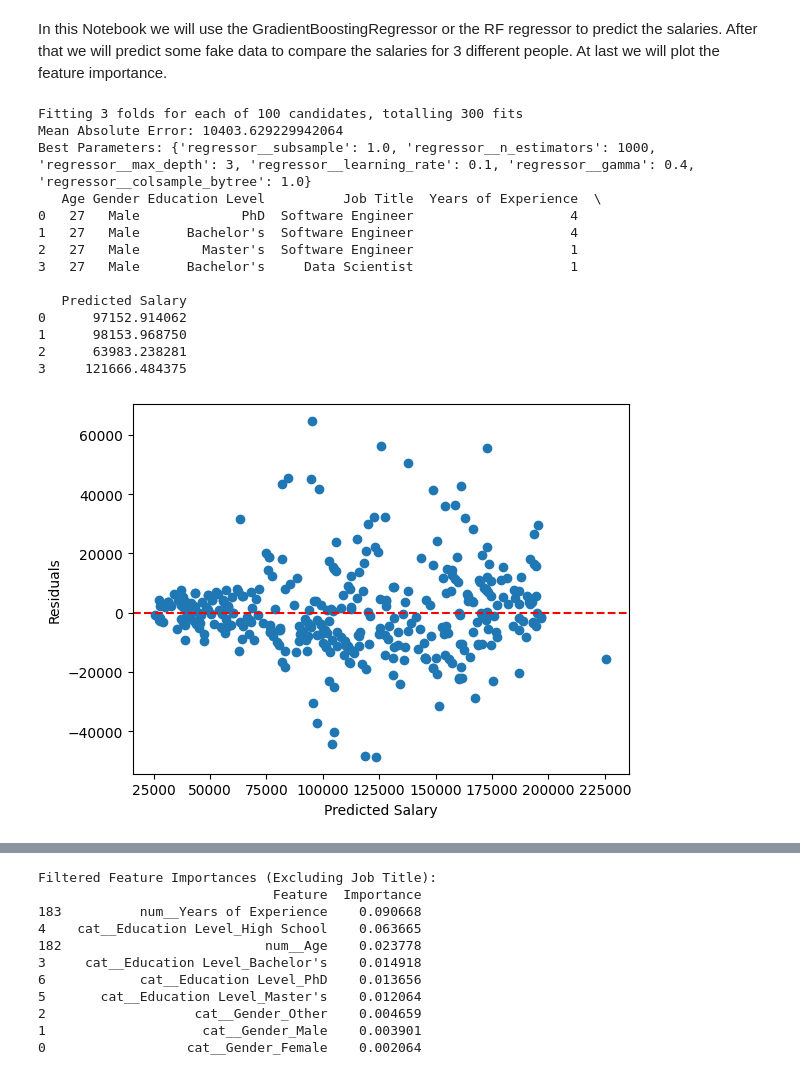
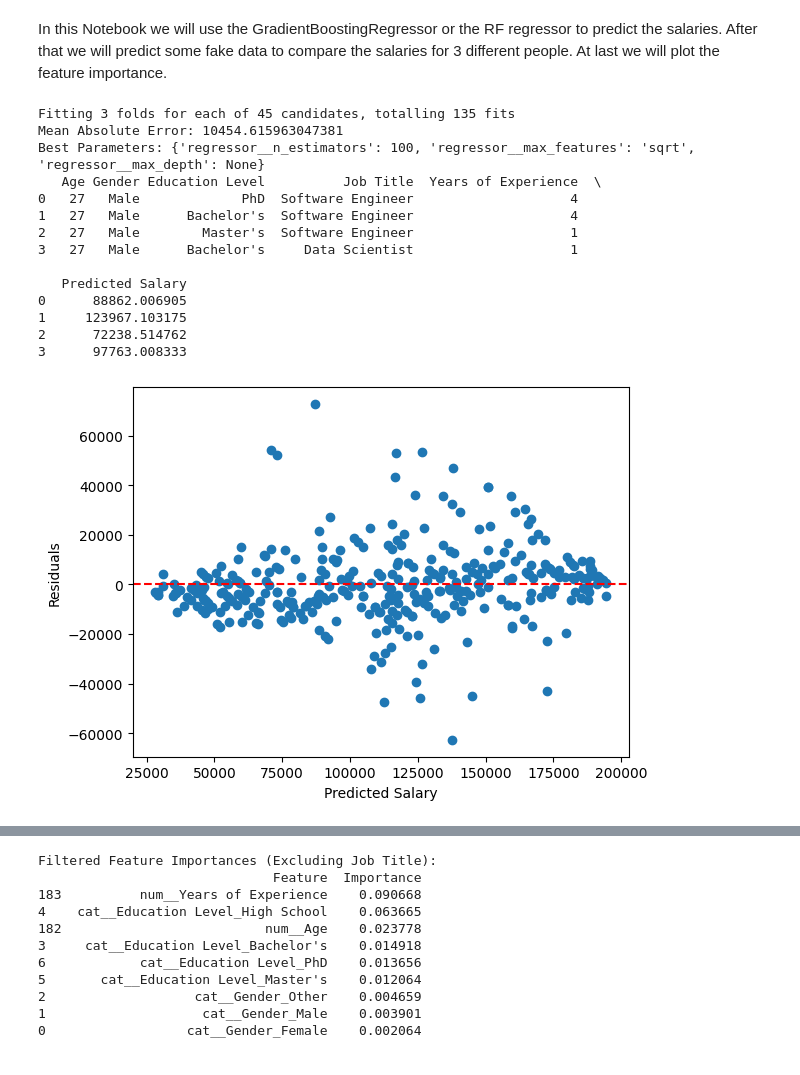
Before and after one commit to CarloRobbiani/ml_project, a Jupyter notebook: Salary new dataset/fake_data_pred.ipynb, the cells around one changed output, grey strips where cells are left out. Drawn from its saved outputs; the diff is of its cells as text; code cells hidden in the pictures.

```diff
--- a/Salary new dataset/fake_data_pred.ipynb
+++ b/Salary new dataset/fake_data_pred.ipynb
@@ -11,6 +11,7 @@ from sklearn.pipeline import Pipeline
 from sklearn.metrics import mean_absolute_error, r2_score
 import matplotlib.pyplot as plt
 from xgboost import XGBRegressor
+from sklearn.tree import DecisionTreeRegressor
 
 # Load the CSV data
 path = 'Salary_Data.csv'
@@ -23,7 +24,7 @@ df['Education Level'] = df['Education Level'].replace("Master's Degree", "Master
 df = df.dropna()
 df.drop_duplicates(inplace=True)
 df = df[df["Salary"] > 10000]
-df = df[df["Salary"] < 230000]
+df = df[df["Salary"] < 200000]
 
 
 
@@ -48,29 +49,21 @@ preprocessor = ColumnTransformer(
 # Build a pipeline with RandomForestRegressor
 model = Pipeline(steps=[
     ('preprocessor', preprocessor),
-    #('regressor',RandomForestRegressor(random_state=42))
-    ('regressor',XGBRegressor(random_state=42, learning_rate=0.01))
+    ('regressor',RandomForestRegressor(random_state=42))
+    #('regressor',XGBRegressor(random_state=42, learning_rate=0.01))
+    #('regressor', DecisionTreeRegressor(random_state=42))
 ])
 
 # Split the data
 X_train, X_test, y_train, y_test = train_test_split(X, y, test_size=0.2, random_state=42)
 
-""" param_grid = {
-    "regressor__n_estimators": [100, 200, 300],
-    "regressor__max_depth": [5, 10, 20, 30, None],
-    "regressor__min_samples_split": [10, 20, 30, 40, ],
-    "regressor__min_samples_leaf": [1, 2, 4],
+param_grid = {
+    "regressor__n_estimators": [80, 100, 200],
+    "regressor__max_depth": [2,5, 10, 20, None],
     "regressor__max_features": [None, "sqrt", "log2"],
-} """
+}
 
-param_grid = {
-    "regressor__n_estimators": [100, 200, 500, 1000],  # Number of trees
-    "regressor__learning_rate": [0.01, 0.05, 0.1, 0.2],  # Step size shrinkage
-    "regressor__max_depth": [3, 5, 7, 10],  # Maximum depth of trees
-    "regressor__subsample": [0.6, 0.8, 1.0],  # Fraction of samples for training
-    "regressor__colsample_bytree": [0.6, 0.8, 1.0],  # Fraction of features used per tree
-    "regressor__gamma": [0, 0.1, 0.2, 0.4],  # Minimum loss reduction for split
-}
+
 
 # Perform Randomized Search for Hyperparameter Tuning
 search = RandomizedSearchCV(
@@ -99,41 +92,41 @@ print(f'Mean Absolute Error: {mae}')
 print("Best Parameters:", search.best_params_)
 
 # Example fake data for prediction
 fake_data = pd.DataFrame({
     'Age': [27, 27, 27, 27],
     'Gender': ['Male', 'Male', 'Male', "Male"],
     'Education Level': ["PhD", "Bachelor's", "Master's", "Bachelor's"],
     'Job Title': ['Software Engineer', 'Software Engineer', 'Software Engineer', "Data Scientist"],
     'Years of Experience': [4, 4, 1, 1]
 })
 
 
 # Predict salaries for fake data
 predicted_salaries = best_model.predict(fake_data)
 fake_data['Predicted Salary'] = predicted_salaries
 
 print(fake_data)
 plt.scatter(predictions, y_test - predictions)
 plt.axhline(y=0, color='r', linestyle='--')
 plt.xlabel('Predicted Salary')
 plt.ylabel('Residuals')
 plt.show()
 # %% [output]
-Fitting 3 folds for each of 100 candidates, totalling 300 fits
-Mean Absolute Error: 10403.629229942064
-Best Parameters: {'regressor__subsample': 1.0, 'regressor__n_estimators': 1000, 'regressor__max_depth': 3, 'regressor__learning_rate': 0.1, 'regressor__gamma': 0.4, 'regressor__colsample_bytree': 1.0}
+Fitting 3 folds for each of 45 candidates, totalling 135 fits
+Mean Absolute Error: 10454.615963047381
+Best Parameters: {'regressor__n_estimators': 100, 'regressor__max_features': 'sqrt', 'regressor__max_depth': None}
    Age Gender Education Level          Job Title  Years of Experience  \
 0   27   Male             PhD  Software Engineer                    4
 1   27   Male      Bachelor's  Software Engineer                    4
 2   27   Male        Master's  Software Engineer                    1
 3   27   Male      Bachelor's     Data Scientist                    1
 
    Predicted Salary
-0      97152.914062
-1      98153.968750
-2      63983.238281
-3     121666.484375
+0      88862.006905
+1     123967.103175
+2      72238.514762
+3      97763.008333
-[figure, old version]
+[figure, new version]
 # %%
 #Create a comparison of the three people
 import pandas as pd
```
Also changed, not shown: parts of 3 cells of this notebook.
